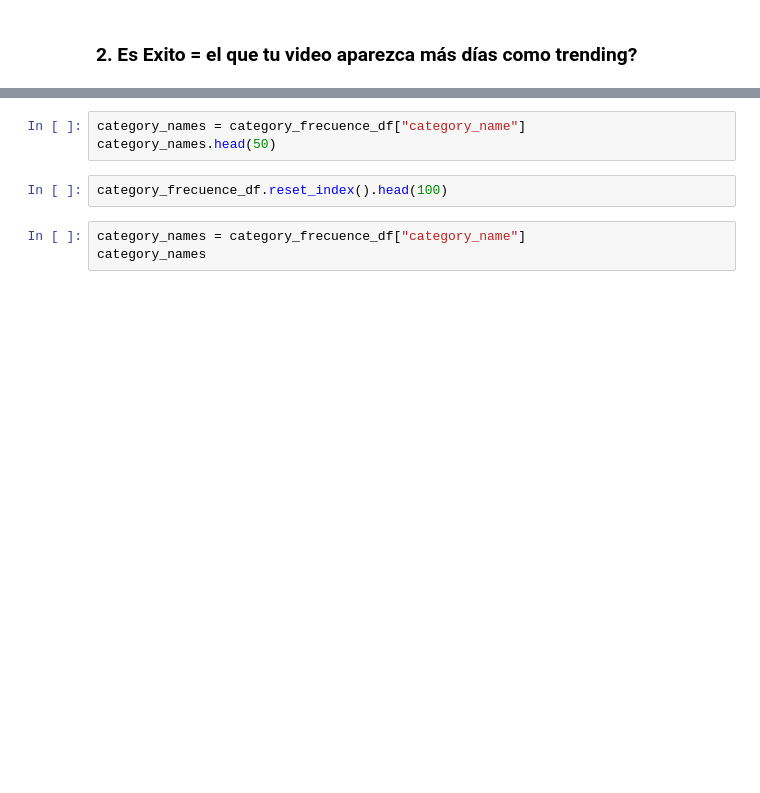
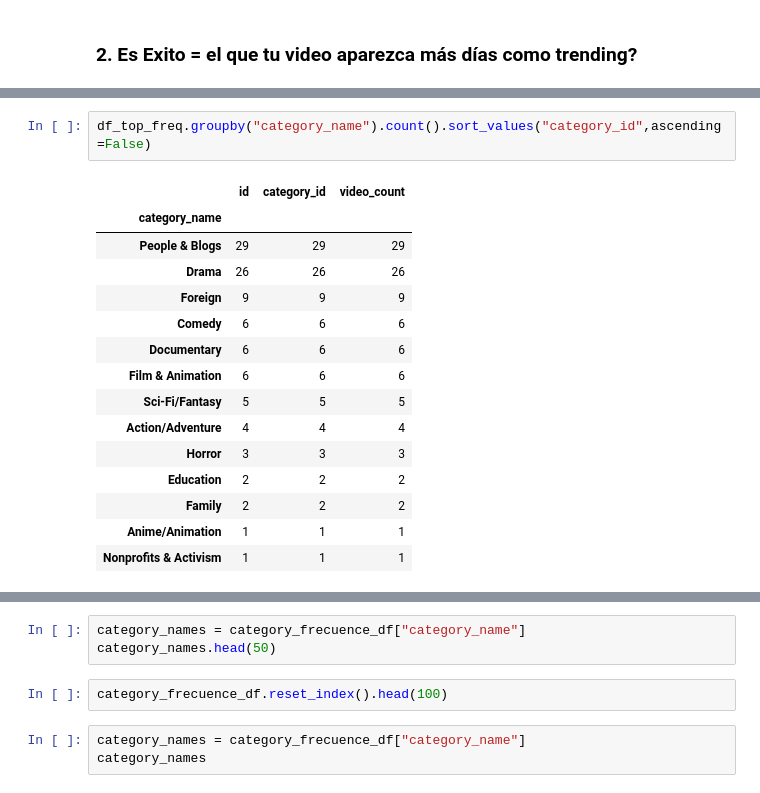
Before and after one commit to CaroMuizzi/Success-on-YouTube-Channels, a Jupyter notebook: cyn_file.ipynb, the cells around one changed output, grey strips where cells are left out. Saved outputs shown, nothing was run; the diff lists cells and outputs as text; blank space fills up the shorter version.

```diff
--- a/cyn_file.ipynb
+++ b/cyn_file.ipynb
@@ -70,3 +173,21 @@ df_top_freq.head()
+# %%
+df_top_freq.groupby("category_name").count().sort_values("category_id",ascending=False)
+# %% [output]
+|  | id | category_id | video_count |
+| category_name |  |  |  |
+| People & Blogs | 29 | 29 | 29 |
+| Drama | 26 | 26 | 26 |
+| Foreign | 9 | 9 | 9 |
+| Comedy | 6 | 6 | 6 |
+| Documentary | 6 | 6 | 6 |
+| Film & Animation | 6 | 6 | 6 |
+| Sci-Fi/Fantasy | 5 | 5 | 5 |
+| Action/Adventure | 4 | 4 | 4 |
+| Horror | 3 | 3 | 3 |
+| Education | 2 | 2 | 2 |
+| Family | 2 | 2 | 2 |
+| Anime/Animation | 1 | 1 | 1 |
+| Nonprofits & Activism | 1 | 1 | 1 |
 # %%
 # que categoria se repite mas veces?
 category_frecuence = df_top_freq.groupby("category_id").id.nunique()
```
Also changed, not shown: parts of 34 cells of this notebook, 1 other file.
